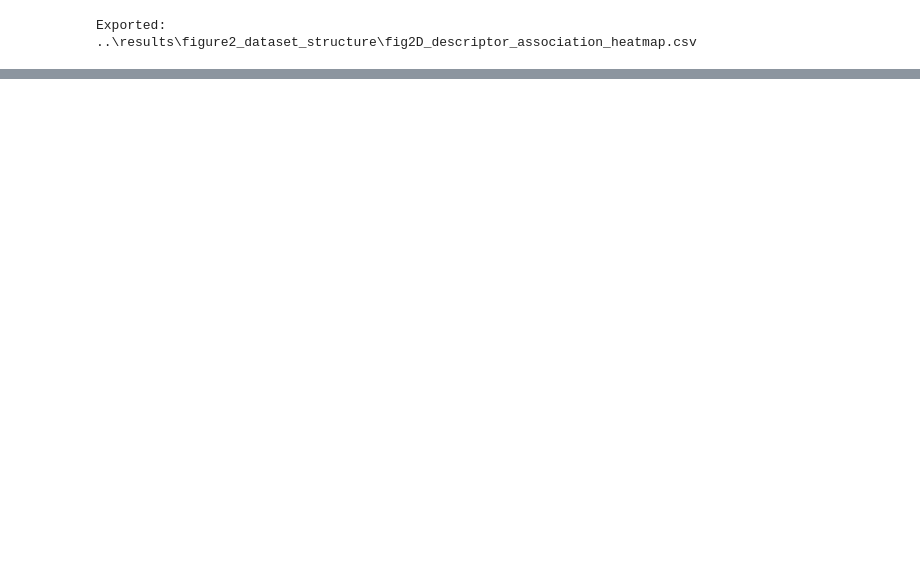
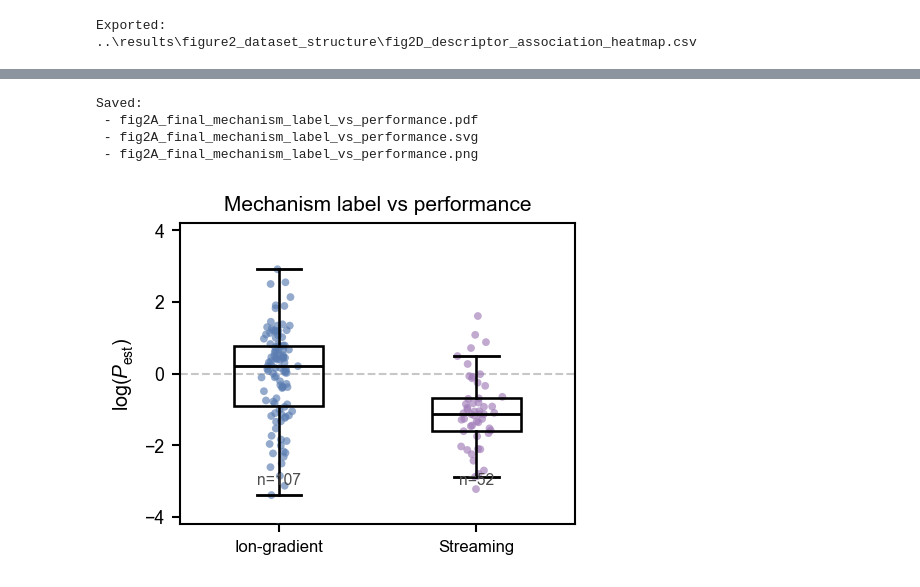
Before and after one commit to wenluanzhang/hydrovoltaic-ml, a Jupyter notebook: notebooks/13_figure2_dataset_structure.ipynb, the cells around one changed output, grey strips where cells are left out. Saved outputs shown, nothing was run; the diff lists cells and outputs as text; code cells hidden in the pictures; blank space fills up the shorter version.

```diff
--- a/notebooks/13_figure2_dataset_structure.ipynb
+++ b/notebooks/13_figure2_dataset_structure.ipynb
@@ -496,0 +836,47 @@ Exported:
+# %%
+# =========================
+# Final Fig. 2A
+# Mechanism label vs performance
+# =========================
+
+set_final_style()
+
+fig, ax = plt.subplots(figsize=(3.35, 2.65))
+
+mech_order = [
+    "ion_gradient",
+    "streaming",
+]
+
+mech_labels = {
+    "ion_gradient": "Ion-gradient",
+    "streaming": "Streaming",
+}
+
+plot_hollow_box_colored_scatter(
+    ax=ax,
+    df=fig2A,
+    group_col="mechanism_simple",
+    value_col="log_P_est",
+    order=mech_order,
+    label_map=mech_labels,
+    color_map=MECH_COLORS,
+    title="Mechanism label vs performance",
+    ylabel=r"$\log(P_{\mathrm{est}})$",
+    ylim=(-4.2, 4.2),
+    rotate=0,
+    show_n=True,
+    seed=42,
+)
+
+plt.tight_layout()
+
+save_final_panel(fig, "fig2A_final_mechanism_label_vs_performance")
+
+plt.show()
+# %% [output]
+Saved:
+ - fig2A_final_mechanism_label_vs_performance.pdf
+ - fig2A_final_mechanism_label_vs_performance.svg
+ - fig2A_final_mechanism_label_vs_performance.png
+[figure, added]
```
Also changed, not shown: parts of 11 cells of this notebook, 2 other files.
